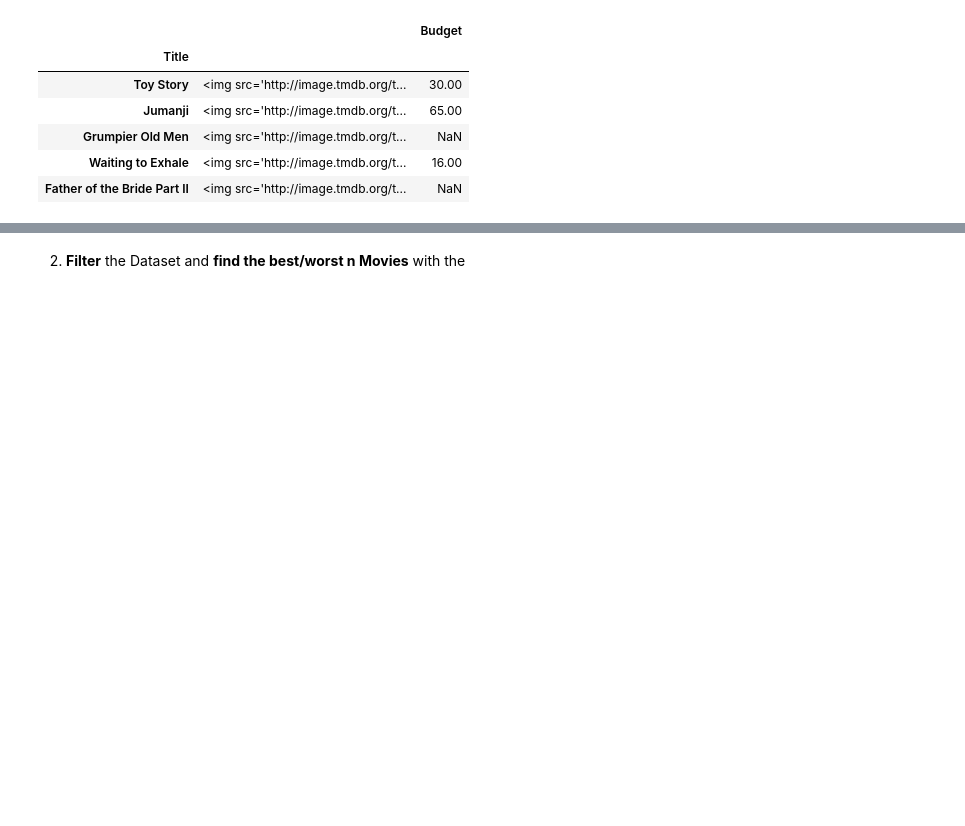
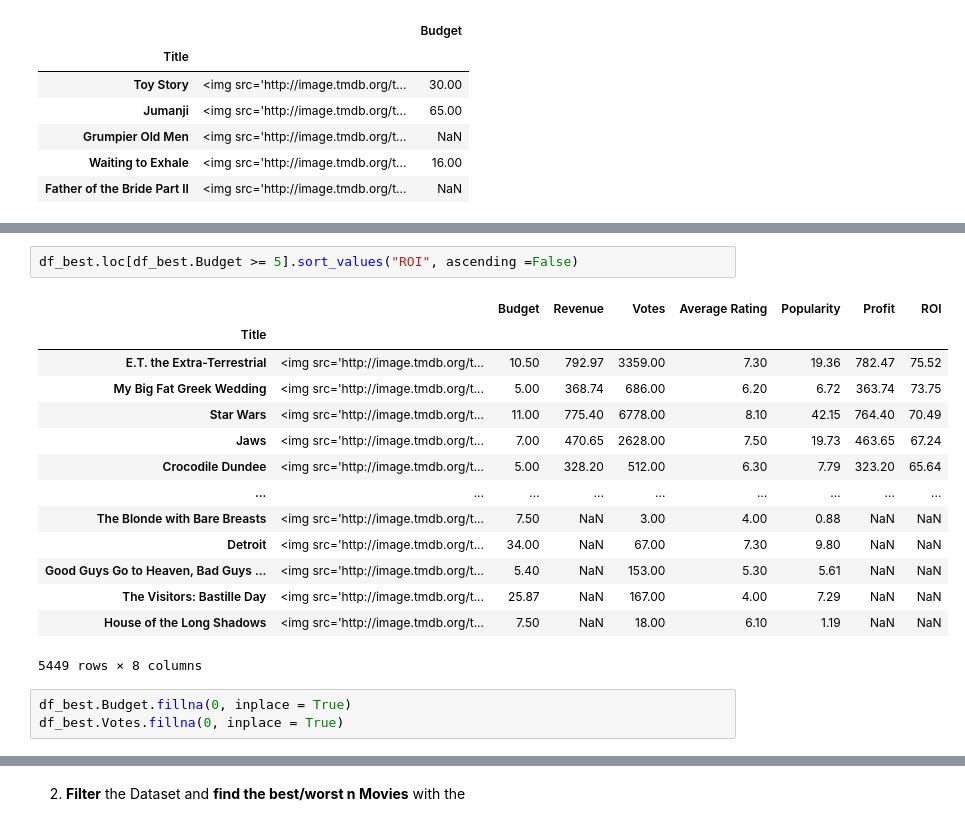
Before and after one commit to Hayder-Suwaed/Python_data_science, a Jupyter notebook: Project_01_ProjectBrief.ipynb, the cells around one changed output, grey strips where cells are left out. Cells and saved outputs as stored; diff of their text form; blank space fills up the shorter version.

```diff
--- a/Project_01_ProjectBrief.ipynb
+++ b/Project_01_ProjectBrief.ipynb
@@ -280,0 +315,20 @@ HTML(subset.to_html(escape=False))
+# %%
+df_best.loc[df_best.Budget >= 5].sort_values("ROI", ascending =False)
+# %% [output]
+|  |  | Budget | Revenue | Votes | Average Rating | Popularity | Profit | ROI |
+| Title |  |  |  |  |  |  |  |  |
+| E.T. the Extra-Terrestrial | <img src='http://image.tmdb.org/t... | 10.50 | 792.97 | 3359.00 | 7.30 | 19.36 | 782.47 | 75.52 |
+| My Big Fat Greek Wedding | <img src='http://image.tmdb.org/t... | 5.00 | 368.74 | 686.00 | 6.20 | 6.72 | 363.74 | 73.75 |
+| Star Wars | <img src='http://image.tmdb.org/t... | 11.00 | 775.40 | 6778.00 | 8.10 | 42.15 | 764.40 | 70.49 |
+| Jaws | <img src='http://image.tmdb.org/t... | 7.00 | 470.65 | 2628.00 | 7.50 | 19.73 | 463.65 | 67.24 |
+| Crocodile Dundee | <img src='http://image.tmdb.org/t... | 5.00 | 328.20 | 512.00 | 6.30 | 7.79 | 323.20 | 65.64 |
+| ... | ... | ... | ... | ... | ... | ... | ... | ... |
+| The Blonde with Bare Breasts | <img src='http://image.tmdb.org/t... | 7.50 | NaN | 3.00 | 4.00 | 0.88 | NaN | NaN |
+| Detroit | <img src='http://image.tmdb.org/t... | 34.00 | NaN | 67.00 | 7.30 | 9.80 | NaN | NaN |
+| Good Guys Go to Heaven, Bad Guys ... | <img src='http://image.tmdb.org/t... | 5.40 | NaN | 153.00 | 5.30 | 5.61 | NaN | NaN |
+| The Visitors: Bastille Day | <img src='http://image.tmdb.org/t... | 25.87 | NaN | 167.00 | 4.00 | 7.29 | NaN | NaN |
+| House of the Long Shadows | <img src='http://image.tmdb.org/t... | 7.50 | NaN | 18.00 | 6.10 | 1.19 | NaN | NaN |
+5449 rows × 8 columns
+# %%
+df_best.Budget.fillna(0, inplace = True)
+df_best.Votes.fillna(0, inplace = True)
```
Also changed, not shown: parts of 13 cells of this notebook.
